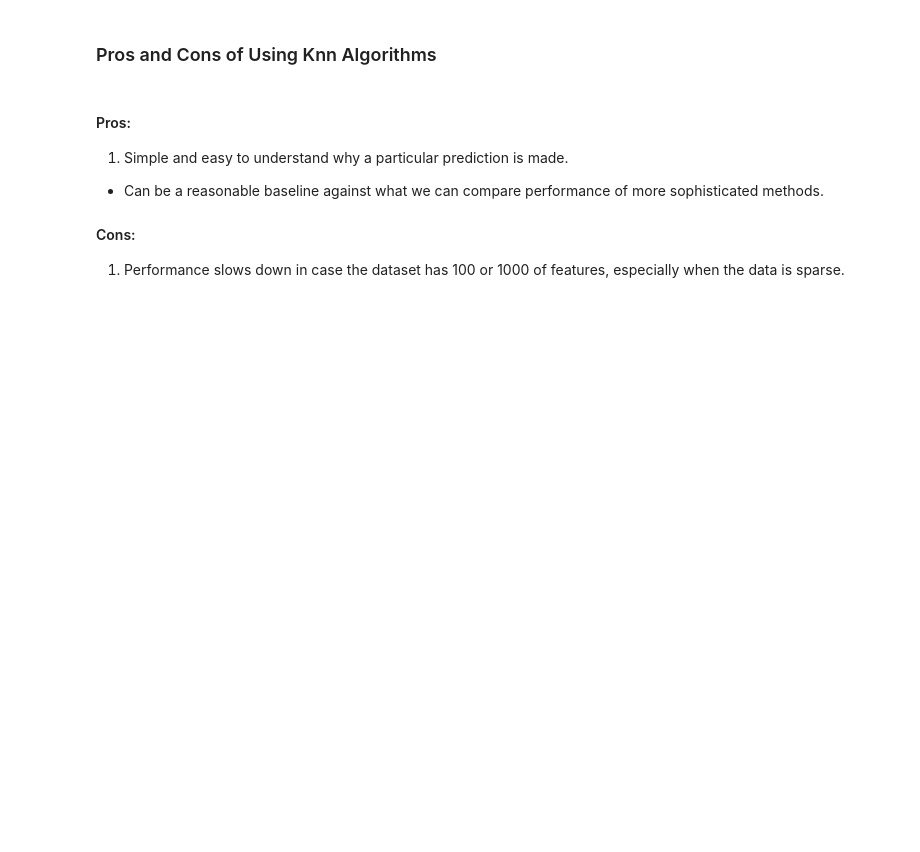
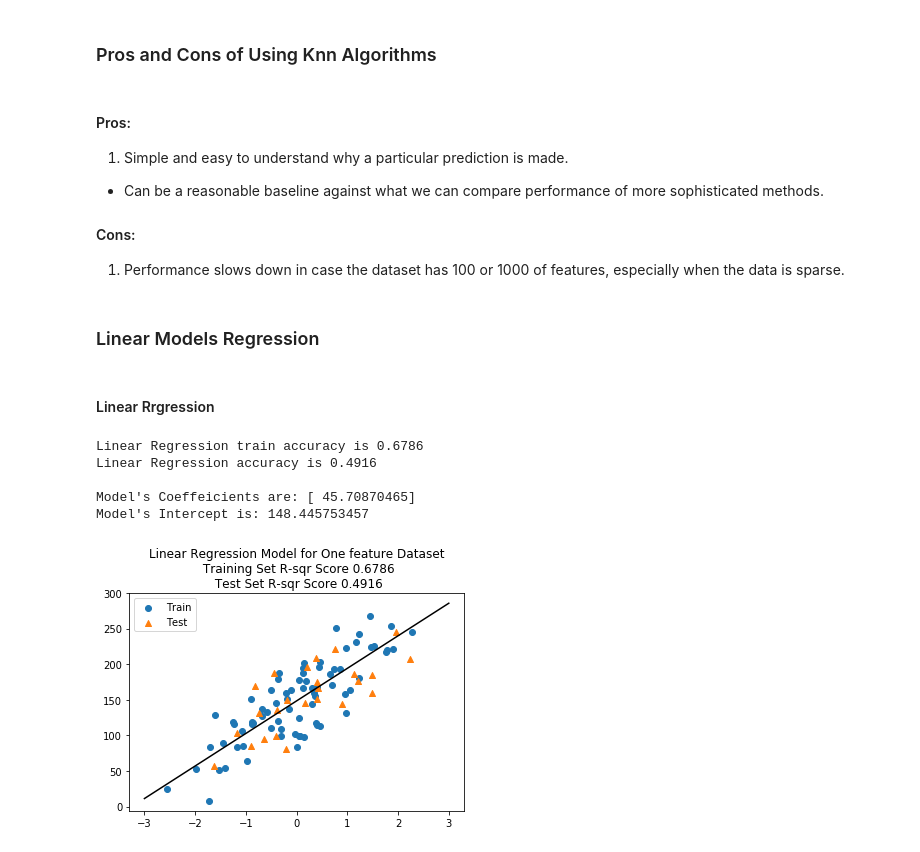
Before and after one commit to c-shekhar/AppliedML, a Jupyter notebook: Implementations/Module2.ipynb, the cells around one changed output. Cells and saved outputs as stored; diff of their text form; code cells hidden in the pictures; blank space fills up the shorter version.

Commit message:
added linear regression on one feature dataset

```diff
--- a/Implementations/Module2.ipynb
+++ b/Implementations/Module2.ipynb
@@ -75,3 +75,39 @@ of more sophisticated methods.
 #### Cons:
 1. Performance slows down in case the dataset has 100 or 1000 of features, especially
 when the data is sparse.
+# %% [markdown]
+### Linear Models Regression
+# %% [markdown]
+#### Linear Rrgression
+# %%
+from sklearn.linear_model import LinearRegression
+X_train,X_test,y_train,y_test = train_test_split(X_R1,y_R1,random_state=0)
+lin_reg = LinearRegression()
+lin_reg.fit(X_train,y_train)
+lin_reg.predict(X_test)
+train_accuracy = lin_reg.score(X_train,y_train)
+test_accuracy = lin_reg.score(X_test,y_test)
+print "Linear Regression train accuracy is {:.4f}".format(train_accuracy)
+print "Linear Regression accuracy is {:.4f}\n".format(test_accuracy)
+lin_coef = lin_reg.coef_
+lin_intercept = lin_reg.intercept_
+print "Model's Coeffeicients are: {}".format(lin_coef)
+print "Model's Intercept is: {}".format(lin_intercept)
+X_predict = np.linspace(-3,3,500).reshape(-1,1)
+y_predict = lin_reg.predict(X_predict)
+plt.figure()
+plt.title("Linear Regression Model for One feature Dataset\n Training \
+Set R-sqr Score {:.4f}\n Test Set R-sqr Score {:.4f}"\
+        .format(train_accuracy,test_accuracy))
+plt.scatter(X_train,y_train,marker='o',label='Train')
+plt.scatter(X_test,y_test,marker='^',label='Test')
+plt.plot(X_predict,y_predict,c='black')
+plt.legend()
+plt.show()
+# %% [output]
+Linear Regression train accuracy is 0.6786
+Linear Regression accuracy is 0.4916
+
+Model's Coeffeicients are: [ 45.70870465]
+Model's Intercept is: 148.445753457
+[figure, added]
```
